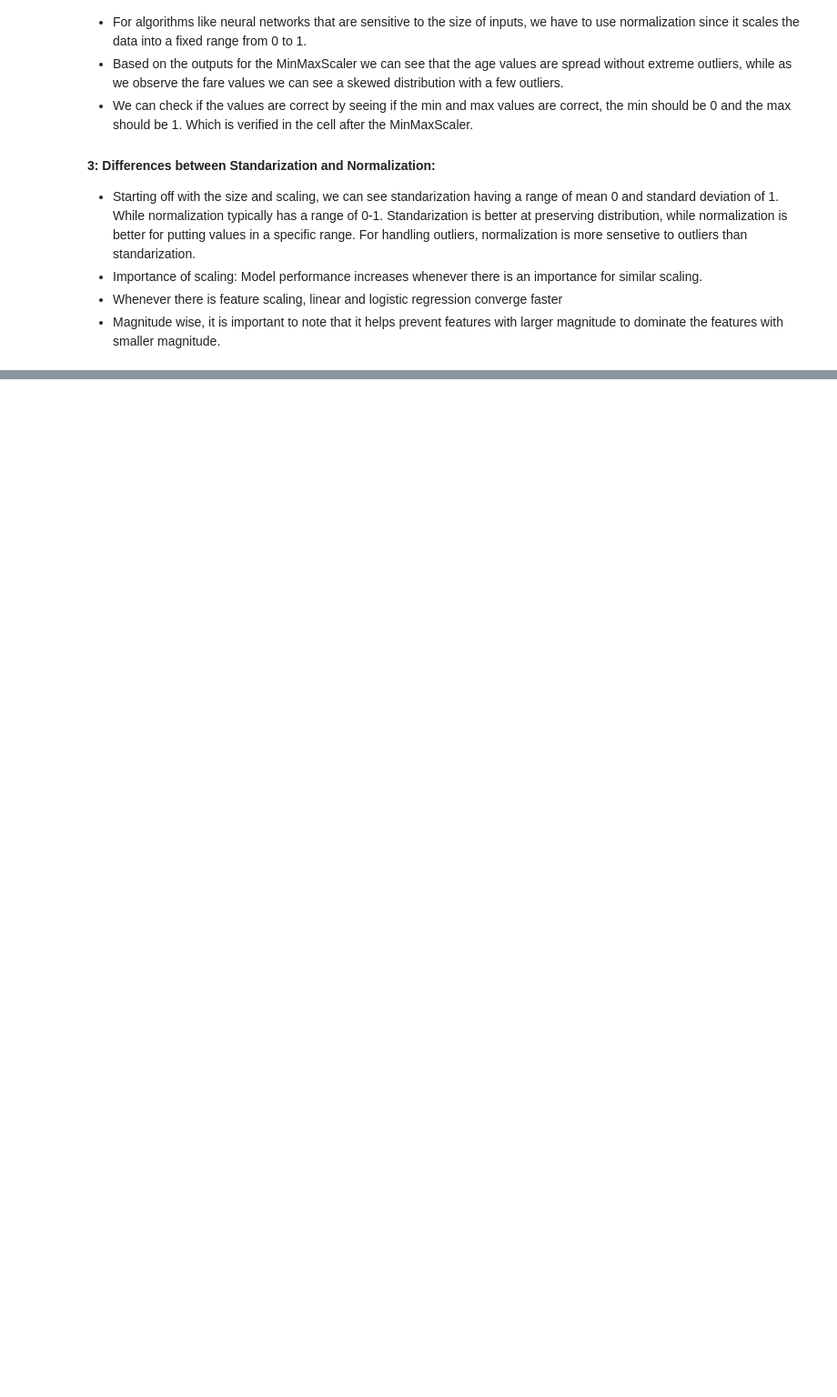
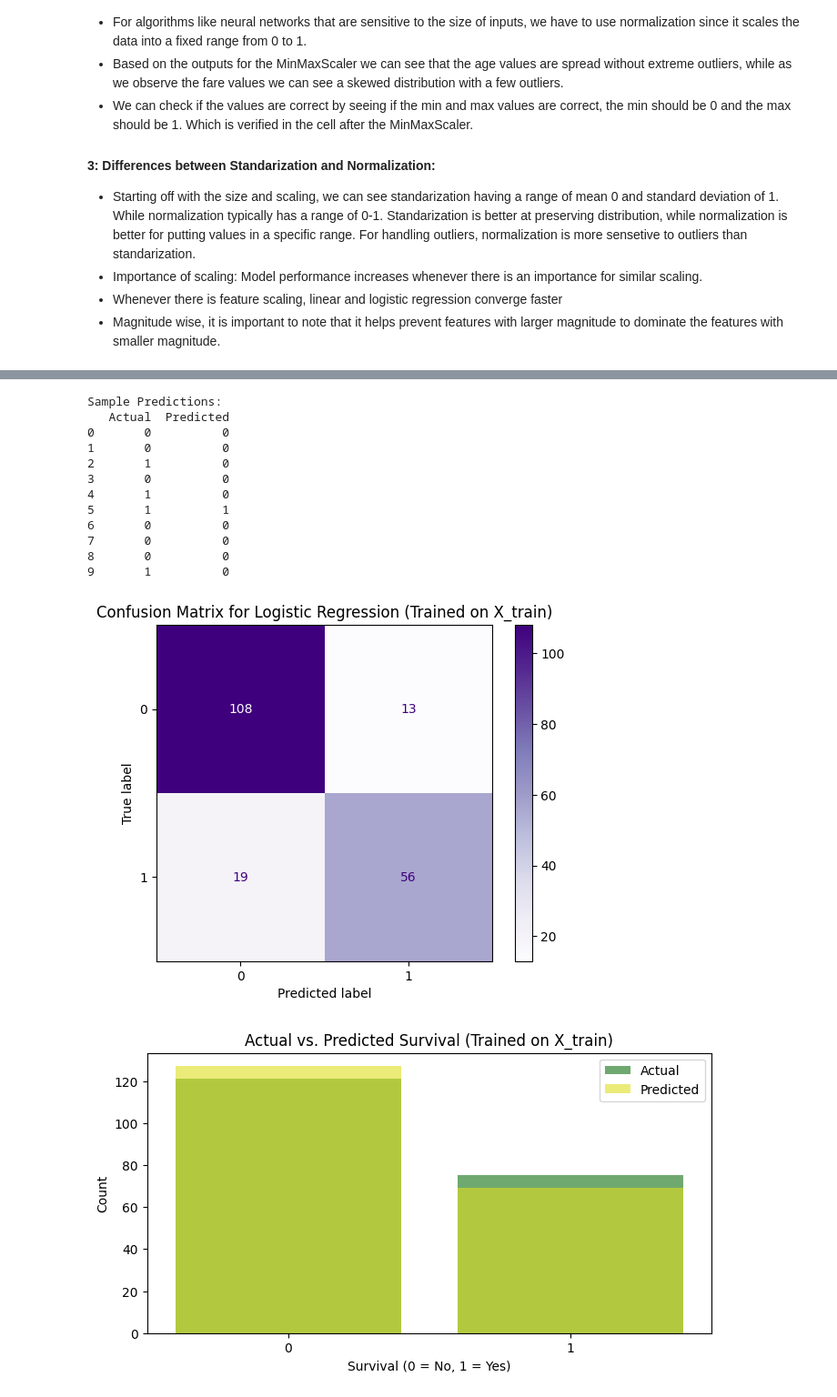
Before and after one commit to FaresQaddoumi/ML-fundamentals-2025, a Jupyter notebook: assignment_1_Fares_AlQadoumi.ipynb, the cells around one changed output, grey strips where cells are left out. Shown at 91% size. Drawn from its saved outputs; the diff is of its cells as text; code cells hidden in the pictures; blank space fills up the shorter version.

Commit message:
implementing tasks 6,7, and 8

```diff
--- a/assignment_1_Fares_AlQadoumi.ipynb
+++ b/assignment_1_Fares_AlQadoumi.ipynb
@@ -358,0 +484,55 @@ dtype: float64
+# %%
+#Task 8:
+
+# Import required libraries
+from sklearn.linear_model import LogisticRegression
+from sklearn.metrics import accuracy_score, ConfusionMatrixDisplay
+import matplotlib.pyplot as plt
+import seaborn as sns
+import pandas as pd
+
+# Use SMOTE data
+try:
+    model.fit(X_train_smote, y_train_smote)  # If SMOTE data exists
+    train_data = "X_train_smote"
+except NameError:
+    model.fit(X_train, y_train)  # Use original training data
+    train_data = "X_train"
+
+# Make predictions
+y_val_pred = model.predict(X_val)
+
+
+predictions_df = pd.DataFrame({'Actual': y_val.values, 'Predicted': y_val_pred})
+print("\nSample Predictions:")
+print(predictions_df.head(10))
+
+#confusion matrix
+ConfusionMatrixDisplay.from_estimator(model, X_val, y_val, cmap='Purples')
+plt.title(f"Confusion Matrix for Logistic Regression (Trained on {train_data})")
+plt.show()
+
+#actual survival vs predicted survival
+plt.figure(figsize=(8,4))
+sns.countplot(x=y_val, label="Actual", color='green', alpha=0.6)
+sns.countplot(x=y_val_pred, label="Predicted", color='yellow', alpha=0.6)
+plt.title(f"Actual vs. Predicted Survival (Trained on {train_data})")
+plt.legend(["Actual", "Predicted"])
+plt.xlabel("Survival (0 = No, 1 = Yes)")
+plt.ylabel("Count")
+plt.show()
+# %% [output]
+Sample Predictions:
+   Actual  Predicted
+0       0          0
+1       0          0
+2       1          0
+3       0          0
+4       1          0
+5       1          1
+6       0          0
+7       0          0
+8       0          0
+9       1          0
+[figure, added]
+[figure, added]
```
Also changed, not shown: parts of 14 cells of this notebook.
